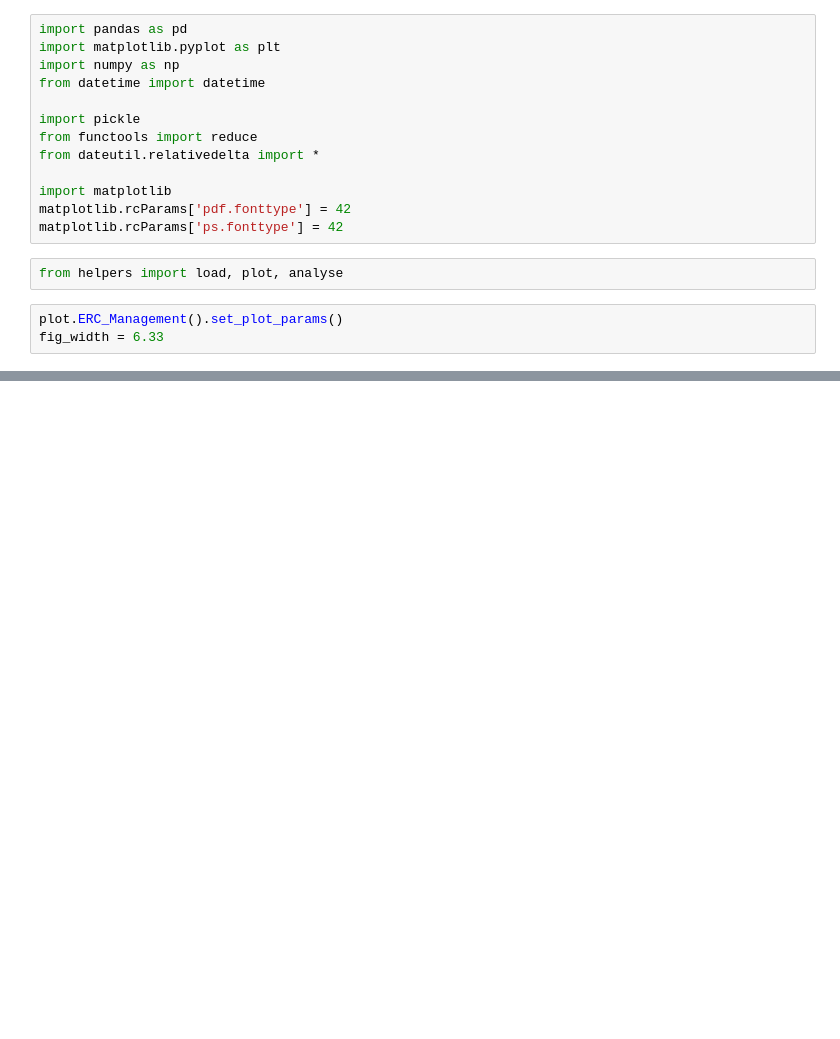
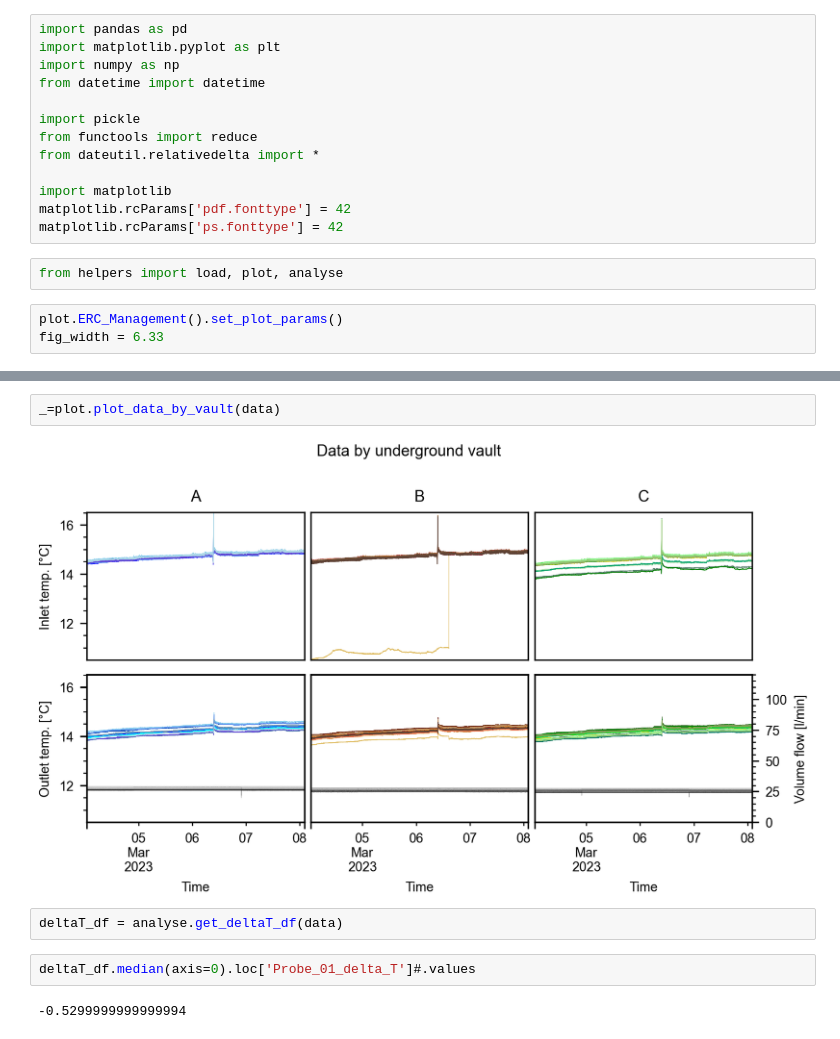
Before and after one commit to elimh/ERC_BHEfield_Data_Code, a Jupyter notebook: 5_Validation_temp.ipynb, the cells around one changed output, grey strips where cells are left out. Drawn from its saved outputs; the diff is of its cells as text; blank space fills up the shorter version.

```diff
--- a/5_Validation_temp.ipynb
+++ b/5_Validation_temp.ipynb
@@ -103,0 +46,10 @@ plt.savefig('Validate_deltaT.pdf', dpi=300, bbox_inches='tight')
+# %%
+_=plot.plot_data_by_vault(data)
+# %% [output]
+[figure, added]
+# %%
+deltaT_df = analyse.get_deltaT_df(data)
+# %%
+deltaT_df.median(axis=0).loc['Probe_01_delta_T']#.values
+# %% [output]
+-0.5299999999999994
```
Also changed, not shown: parts of 13 cells of this notebook, 4 other files.
